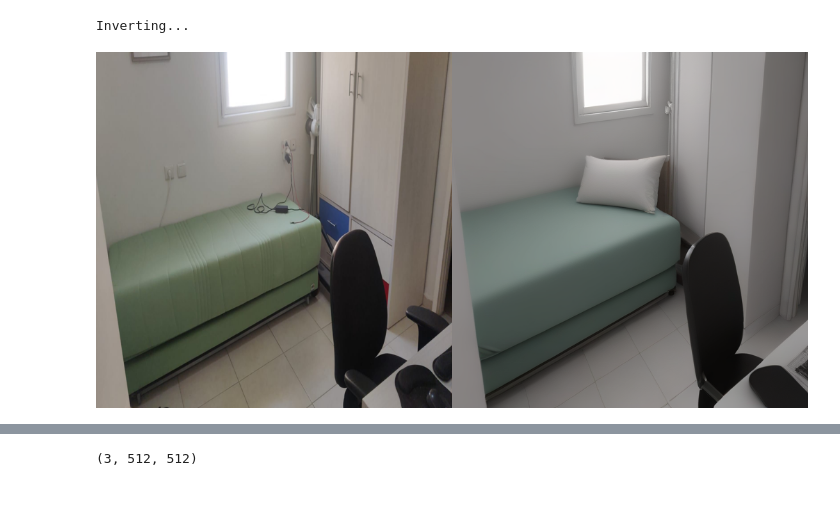
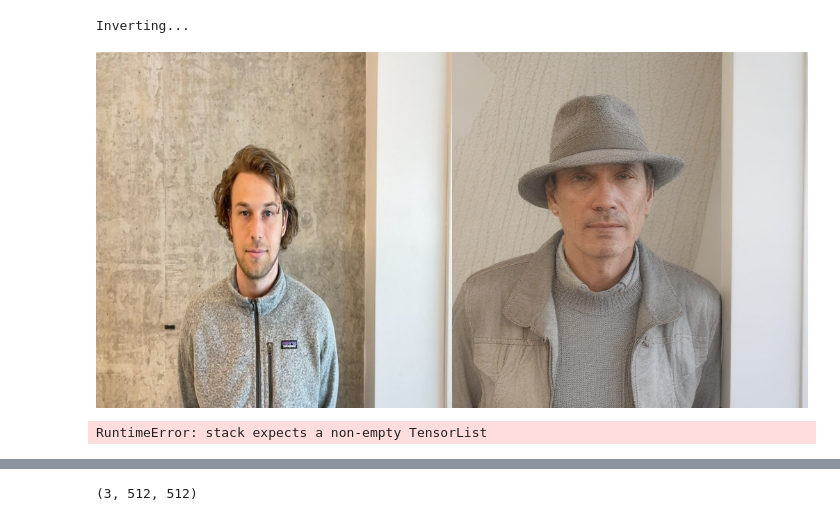
Before and after one commit to yairshp/ReNoise-Inversion, a Jupyter notebook: playground.ipynb, the cells around one changed output, grey strips where cells are left out. Cells and saved outputs as stored; diff of their text form; code cells hidden in the pictures.

Commit message:
extract noun from bg image

```diff
--- a/playground.ipynb
+++ b/playground.ipynb
@@ -52,20 +52,38 @@ inputs_images = [
     Image.open("/home/lab/yairshp/projects/insert_object/benchmark/face.jpg")
     .convert("RGB")
     .resize((512, 512)),
-    Image.open("example_images/lion.jpeg").convert("RGB").resize((512, 512)),
+    # Image.open("example_images/lion.jpeg").convert("RGB").resize((512, 512)),
 ]
 prompts = [
     "a bed",
-    "a desk",
-    "a cabinet",
-    "a man",
+    # "a desk",
+    "a computer monitor",
+    # "a cabinet",
+    "the blue dresser",
+    # "a man",
+    "a man wearing a grey jacket",
+    # "a photo",
+    # "a photo",
+    # "a photo",
+    # "a photo",
 ]
 edit_propmts = [
     "a bed and a pillow",
-    "a desk and a plant",
-    "a cabinet and a vase",
-    "a man and a hat",
+    # "a desk and a plant",
+    "a computer monitor and a plant",
+    # "a cabinet and a vase",
+    "the blue dresser and a vase",
+    # "a man and a hat",
+    "a man wearing a grey jacket and a hat",
+    # "a photo and a pillow",
+    # "a photo and a plant",
+    # "a photo and a vase",
+    # "a photo and a hat",
 ]
+
+# input_image = Image.open("example_images/lion.jpeg").convert("RGB").resize((512, 512))
+# prompt = "a lion"
+# edit_propmt = "a lion"
 
 config = RunConfig(
     model_type=model_type,
@@ -103,11 +121,12 @@ cross_attn_init()
 pipe_inference.unet = set_layer_with_name_and_path(pipe_inference.unet)
 pipe_inference.unet = register_cross_attention_hook(pipe_inference.unet)
 # %%
+img_idx = 0
 edit_images = []
 for i, (inv_latent, noise, edit_prompt) in enumerate(
     zip(inv_latents, noises, edit_propmts)
 ):
-    if not i == 0:
+    if not i == img_idx:
         continue
     generator = torch.Generator().manual_seed(config.seed)
     pipe_inference.scheduler.set_noise_list(noise)
@@ -124,10 +143,12 @@ for i, (inv_latent, noise, edit_prompt) in enumerate(
     edit_images.append(img)
 # %%
 # for input_image, edit_img in zip(inputs_images, edit_images):
-i = 0
-make_image_grid([inputs_images[i], edit_images[i]], 1, 2)
+# i = 0
+img_idx = 3
+make_image_grid([inputs_images[img_idx], edit_images[img_idx]], 1, 2)
+# make_image_grid([inputs_images[img_idx], edit_images[0]], 1, 2)
 # %% [output]
-[figure, old version]
+[figure, new version]
 # %%
 # # attn_map = preprocess(max_height=512, max_width=512)
 # visualize_and_save_attn_map(attn_map, pipe_inference.tokenizer, edit_propmts[3])
@@ -138,8 +159,13 @@ attn_maps = get_attn_maps()
 timestep = 3
 attn_map = preprocess(attn_maps[timestep], 512, 512)
 attn_map_img = visualize_and_save_attn_map(
-    attn_map, pipe_inference.tokenizer, edit_propmts[0], 5
+    attn_map,
+    pipe_inference.tokenizer,
+    edit_propmts[img_idx],
+    edit_propmts[img_idx].split()[-1],
 )
+# %% [output]
+RuntimeError: stack expects a non-empty TensorList
 # %%
 attn_map_img
 # %% [output]
```
Also changed, not shown: parts of 11 cells of this notebook, 1 other file.
